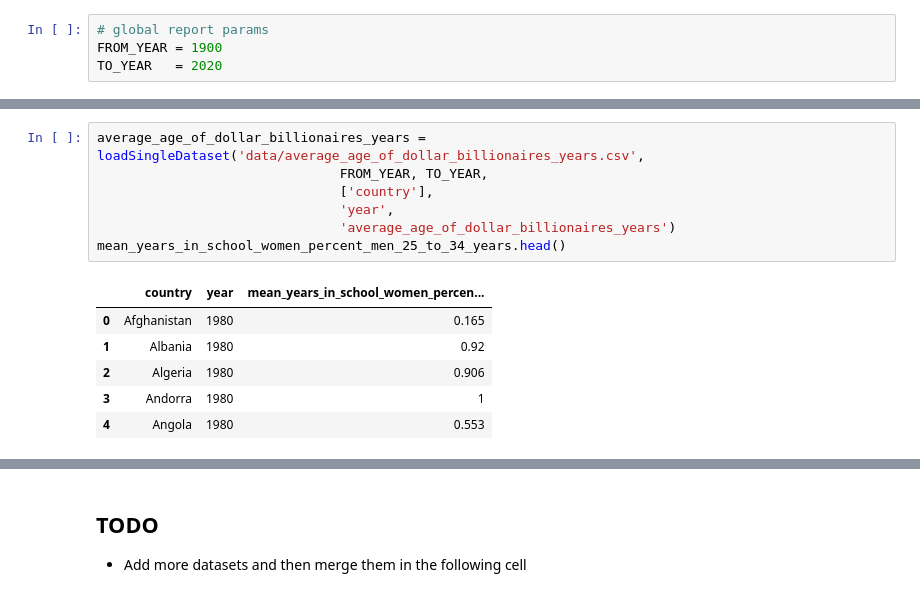
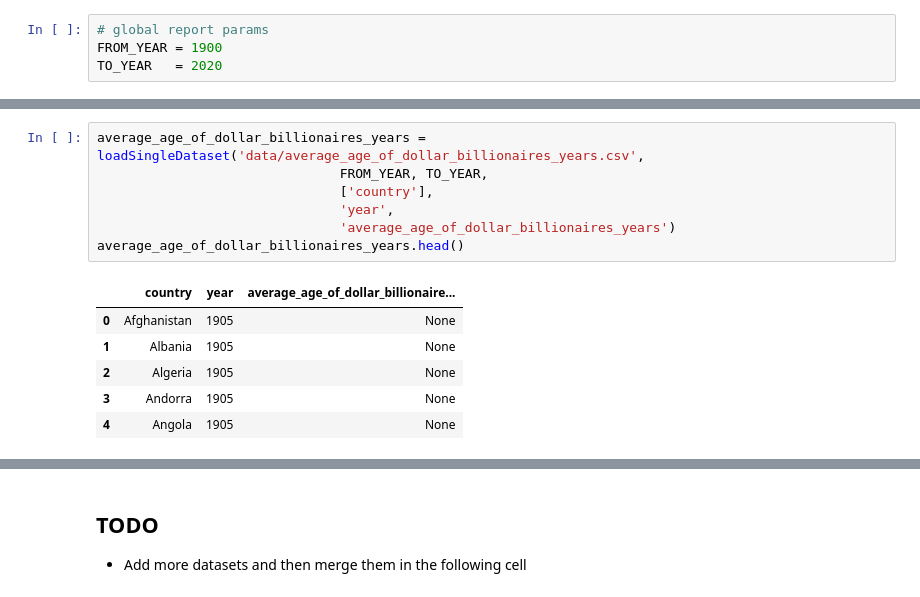
Before and after one commit to jku-icg-classroom/va-project-2020-group-n-1, a Jupyter notebook: trial1.ipynb, the cells around one changed output, grey strips where cells are left out. Drawn from its saved outputs; the diff is of its cells as text.

```diff
--- a/trial1.ipynb
+++ b/trial1.ipynb
@@ -108,17 +108,17 @@ mean_years_in_school_women_percent_men_25_to_34_years.head()
 # %%
 average_age_of_dollar_billionaires_years = loadSingleDataset('data/average_age_of_dollar_billionaires_years.csv',
                                FROM_YEAR, TO_YEAR,
                                ['country'],
                                'year',
                                'average_age_of_dollar_billionaires_years')
-mean_years_in_school_women_percent_men_25_to_34_years.head()
+average_age_of_dollar_billionaires_years.head()
 # %% [output]
-|  | country | year | mean_years_in_school_women_percen... |
-| 0 | Afghanistan | 1980 | 0.165 |
-| 1 | Albania | 1980 | 0.92 |
-| 2 | Algeria | 1980 | 0.906 |
-| 3 | Andorra | 1980 | 1 |
-| 4 | Angola | 1980 | 0.553 |
+|  | country | year | average_age_of_dollar_billionaire... |
+| 0 | Afghanistan | 1905 | None |
+| 1 | Albania | 1905 | None |
+| 2 | Algeria | 1905 | None |
+| 3 | Andorra | 1905 | None |
+| 4 | Angola | 1905 | None |
 # %%
 food_supply= loadSingleDataset('data/food_supply.csv',
                                FROM_YEAR, TO_YEAR,
```
Also changed, not shown: parts of 20 cells of this notebook, 1 other file.
